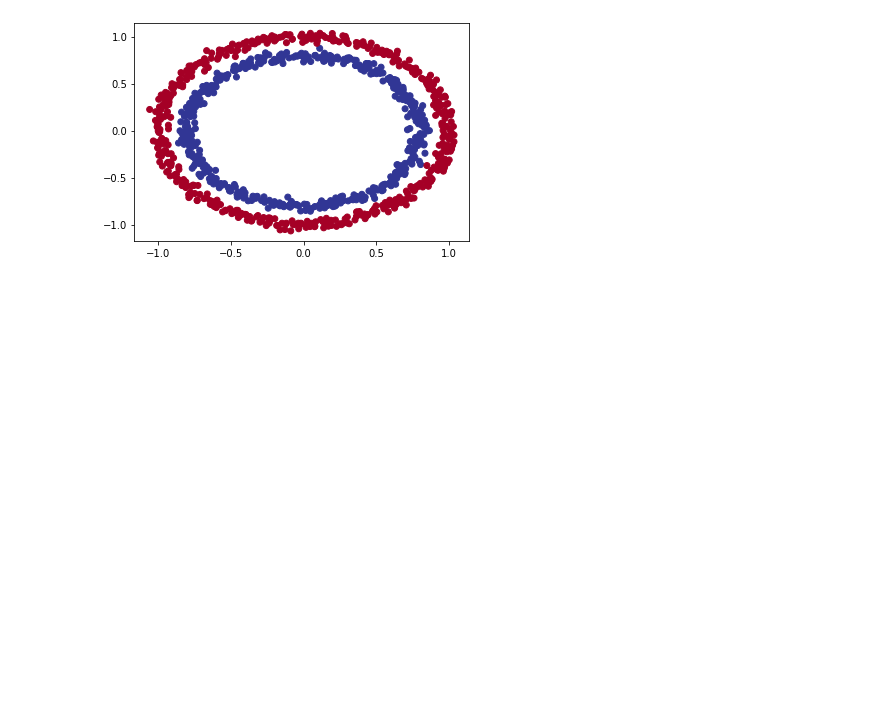
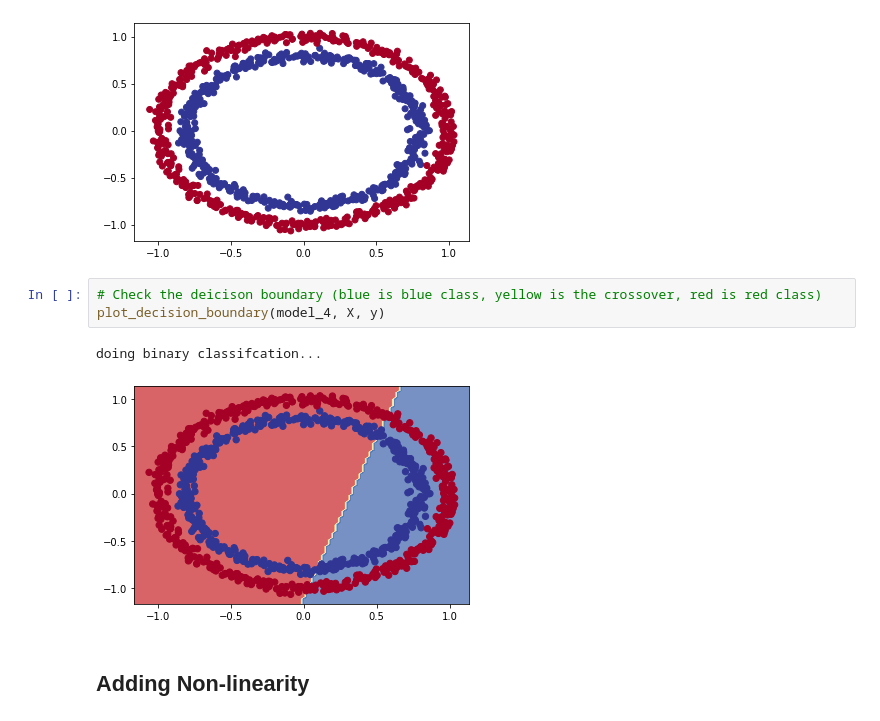
Before and after one commit to Axl11475581/TensorFlow-Certificate, a Jupyter notebook: 2_0_N_N_Classification.ipynb, the cells around one changed output. Cells and saved outputs as stored; diff of their text form; blank space fills up the shorter version.

```diff
--- a/2_0_N_N_Classification.ipynb
+++ b/2_0_N_N_Classification.ipynb
@@ -415,3 +415,11 @@ Epoch 100/100
 plt.scatter(X[:, 0], X[:, 1], c=y, cmap=plt.cm.RdYlBu);
 # %% [output]
 [figure]
+# %%
+# Check the deicison boundary (blue is blue class, yellow is the crossover, red is red class)
+plot_decision_boundary(model_4, X, y)
+# %% [output]
+doing binary classifcation...
+[figure, added]
+# %% [markdown]
+## Adding Non-linearity
```
Also changed, not shown: parts of 3 cells of this notebook.
